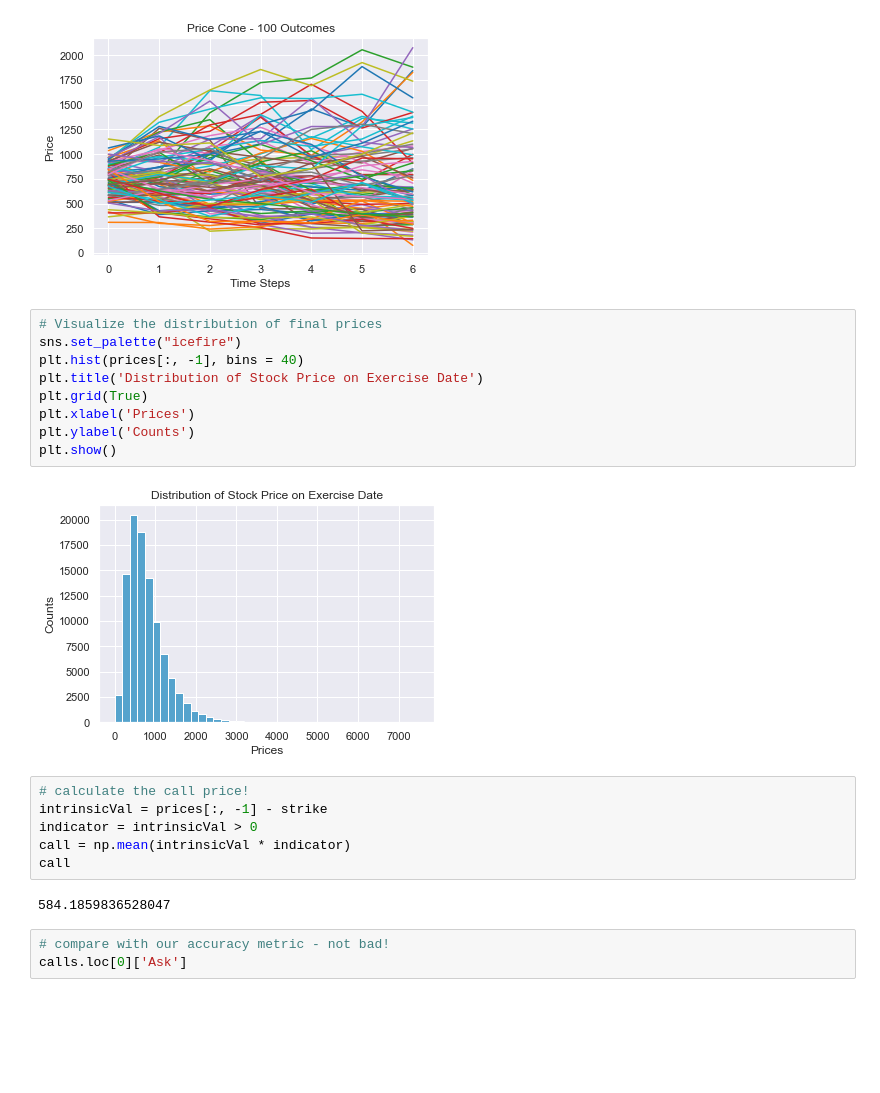
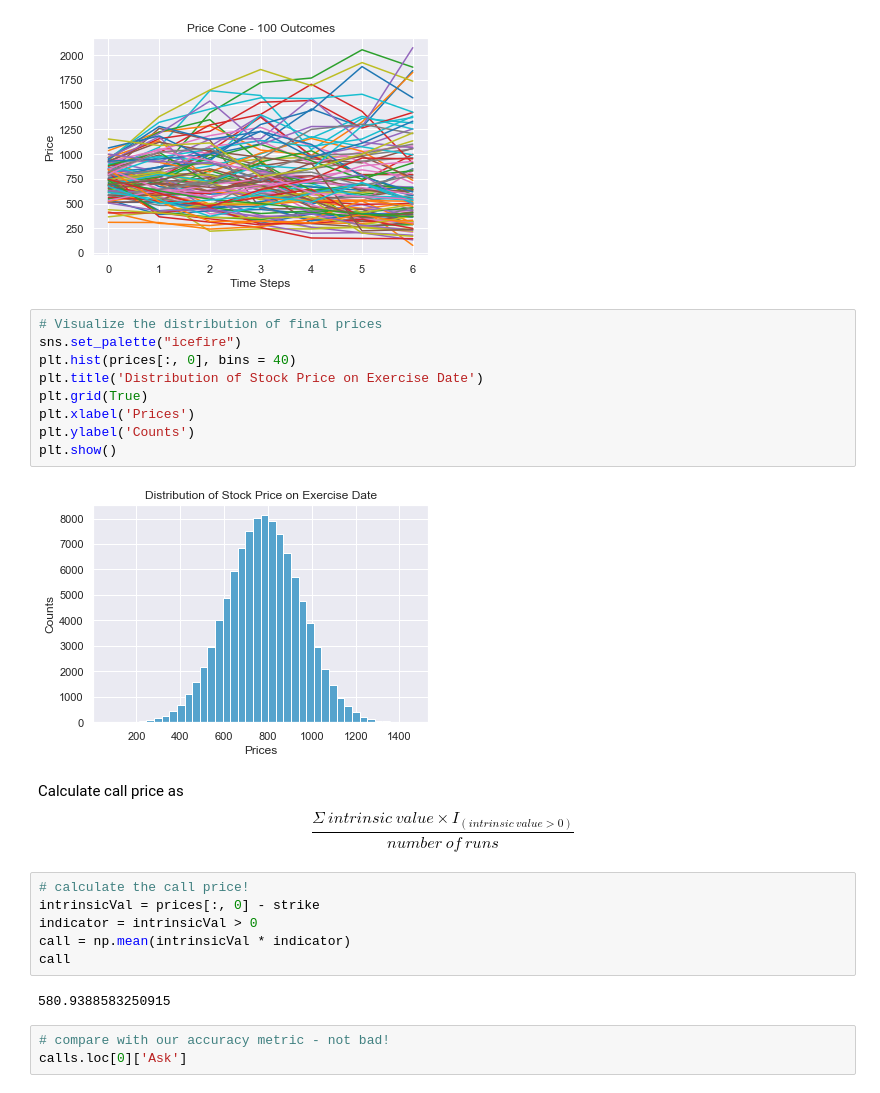
Before and after one commit to SUMMERxYANG/Option_Pricing, a Jupyter notebook: Options.ipynb, the cells around one changed output. Cells and saved outputs as stored; diff of their text form; blank space fills up the shorter version.

Commit message:
Fix Latex and add images

```diff
--- a/Options.ipynb
+++ b/Options.ipynb
@@ -520,22 +521,25 @@ plt.show()
 # %%
 # Visualize the distribution of final prices
 sns.set_palette("icefire")
-plt.hist(prices[:, -1], bins = 40)
+plt.hist(prices[:, 0], bins = 40)
 plt.title('Distribution of Stock Price on Exercise Date')
 plt.grid(True)
 plt.xlabel('Prices')
 plt.ylabel('Counts')
 plt.show()
 # %% [output]
-[figure, old version]
+[figure, new version]
+# %% [markdown]
+Calculate call price as <br>
+$$\frac{\Sigma\ intrinsic\ value \times I_{(intrinsic\ value > 0)}}{number\ of\ runs}$$
 # %%
 # calculate the call price!
-intrinsicVal = prices[:, -1] - strike
+intrinsicVal = prices[:, 0] - strike
 indicator = intrinsicVal > 0
 call = np.mean(intrinsicVal * indicator)
 call
 # %% [output]
-584.1859836528047
+580.9388583250915
 # %%
 # compare with our accuracy metric - not bad!
 calls.loc[0]['Ask']
```
Also changed, not shown: parts of 22 cells of this notebook, 4 other files.
